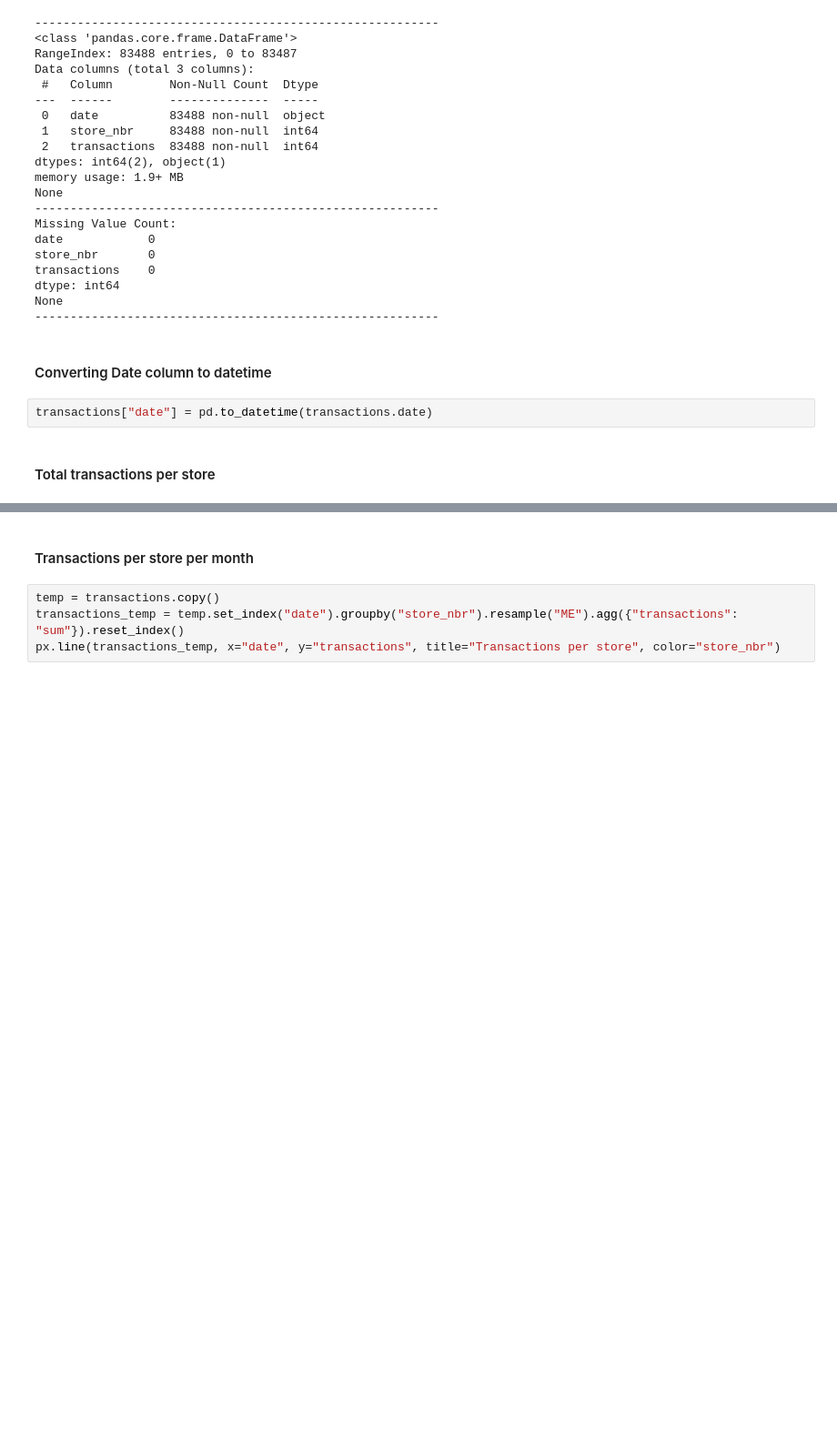
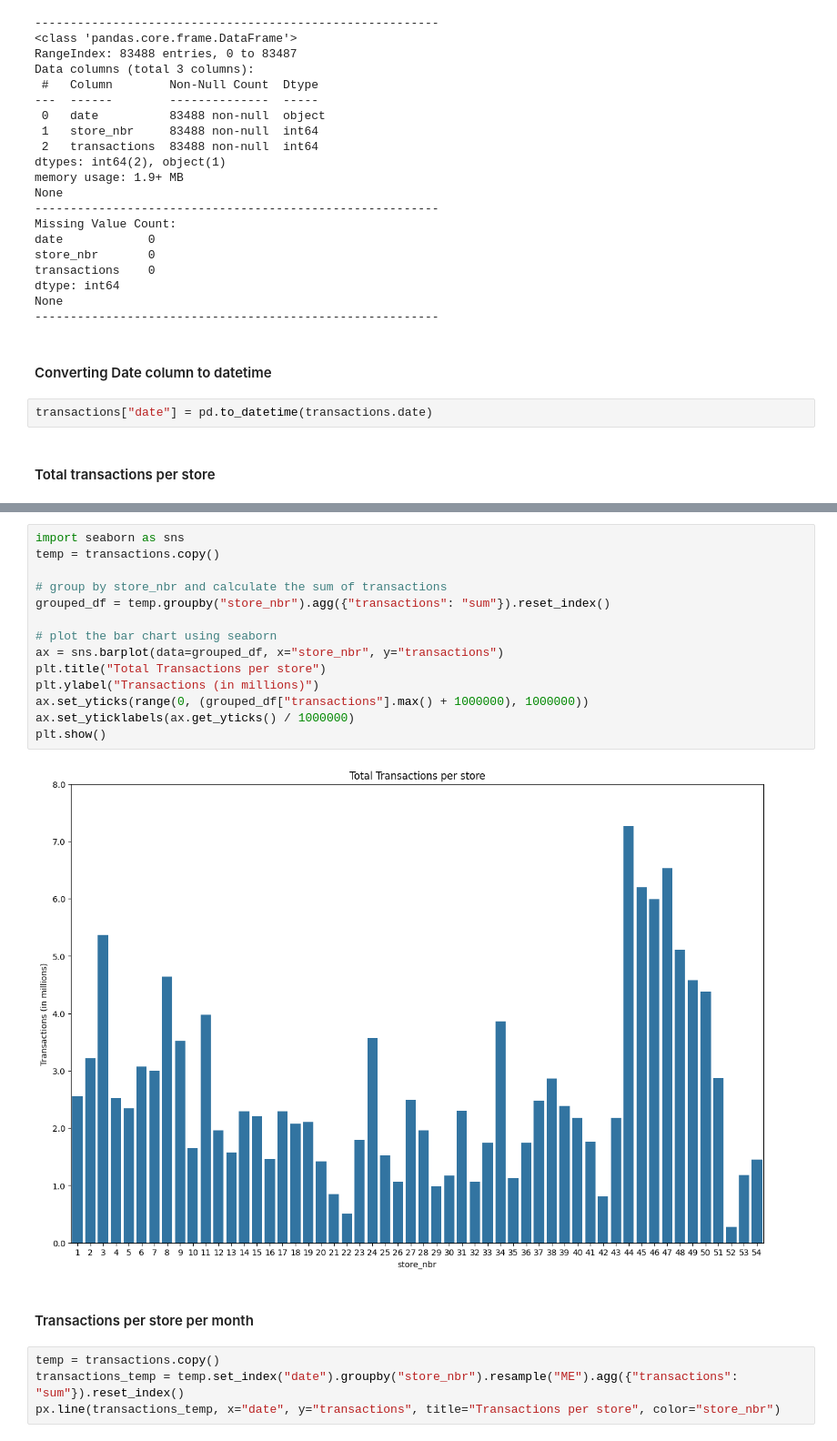
Before and after one commit to NadjaSchindler/ForecastingUniProject, a Jupyter notebook: code/forecasting_final copy.ipynb, the cells around one changed output, grey strips where cells are left out. Shown at 91% size. Drawn from its saved outputs; the diff is of its cells as text; blank space fills up the shorter version.

```diff
--- a/code/forecasting_final copy.ipynb
+++ b/code/forecasting_final copy.ipynb
@@ -640,3 +644,19 @@ px.bar(temp.groupby("store_nbr").agg({"transactions": "sum"}).reset_index(), x="
+# %%
+import seaborn as sns
+temp = transactions.copy()
+
+# group by store_nbr and calculate the sum of transactions
+grouped_df = temp.groupby("store_nbr").agg({"transactions": "sum"}).reset_index()
+
+# plot the bar chart using seaborn
+ax = sns.barplot(data=grouped_df, x="store_nbr", y="transactions")
+plt.title("Total Transactions per store")
+plt.ylabel("Transactions (in millions)")
+ax.set_yticks(range(0, (grouped_df["transactions"].max() + 1000000), 1000000))
+ax.set_yticklabels(ax.get_yticks() / 1000000)
+plt.show()
+# %% [output]
+[figure, added]
 # %% [markdown]
 #### Transactions per store per month
 # %%
```
Also changed, not shown: parts of 200 cells of this notebook.
